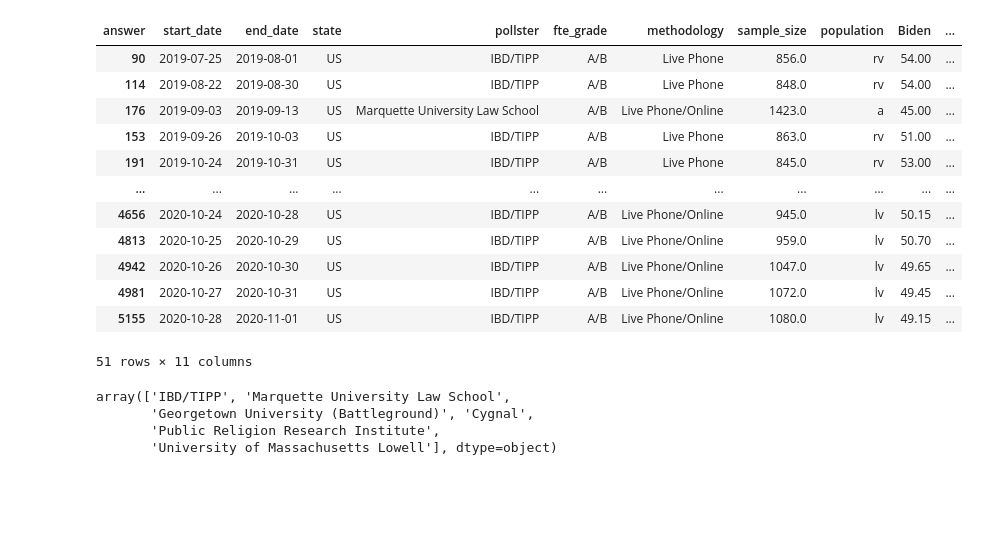
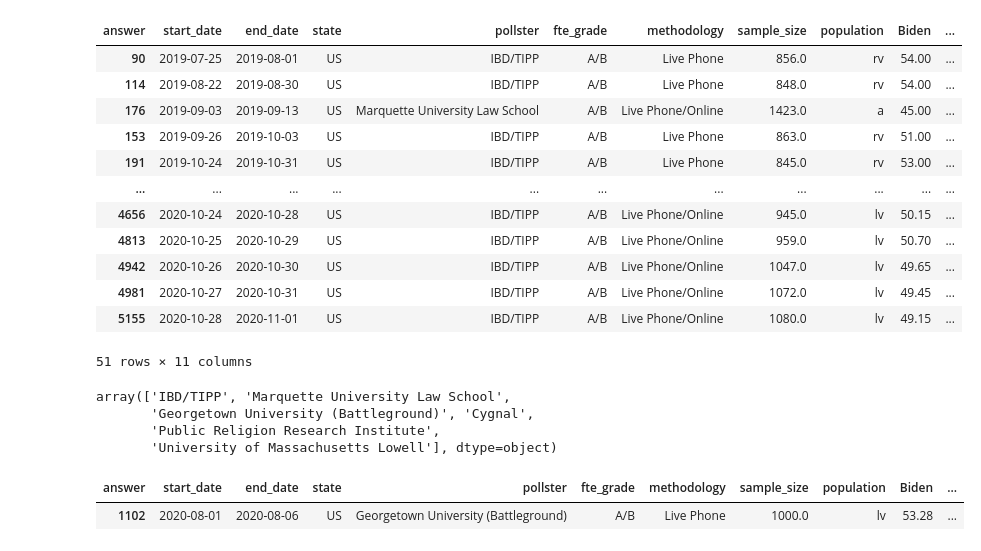
Before and after one commit to aspotter99/Elections, a Jupyter notebook: notebooks/2016_2020.ipynb, the cells around one changed output. Drawn from its saved outputs; the diff is of its cells as text; code cells hidden in the pictures; blank space fills up the shorter version.

```diff
--- a/notebooks/2016_2020.ipynb
+++ b/notebooks/2016_2020.ipynb
@@ -432,3 +432,10 @@ array(['IBD/TIPP', 'Marquette University Law School',
        'Georgetown University (Battleground)', 'Cygnal',
        'Public Religion Research Institute',
        'University of Massachusetts Lowell'], dtype=object)
+# %%
+mask = biden_us_ab['pollster'] == 'Georgetown University (Battleground)'
+biden_us_Georgetown = biden_us_ab[mask]
+biden_us_Georgetown
+# %% [output]
+| answer | start_date | end_date | state | pollster | fte_grade | methodology | sample_size | population | Biden | ... |
+| 1102 | 2020-08-01 | 2020-08-06 | US | Georgetown University (Battleground) | A/B | Live Phone | 1000.0 | lv | 53.28 | ... |
```
Also changed, not shown: parts of 1 cell of this notebook.
